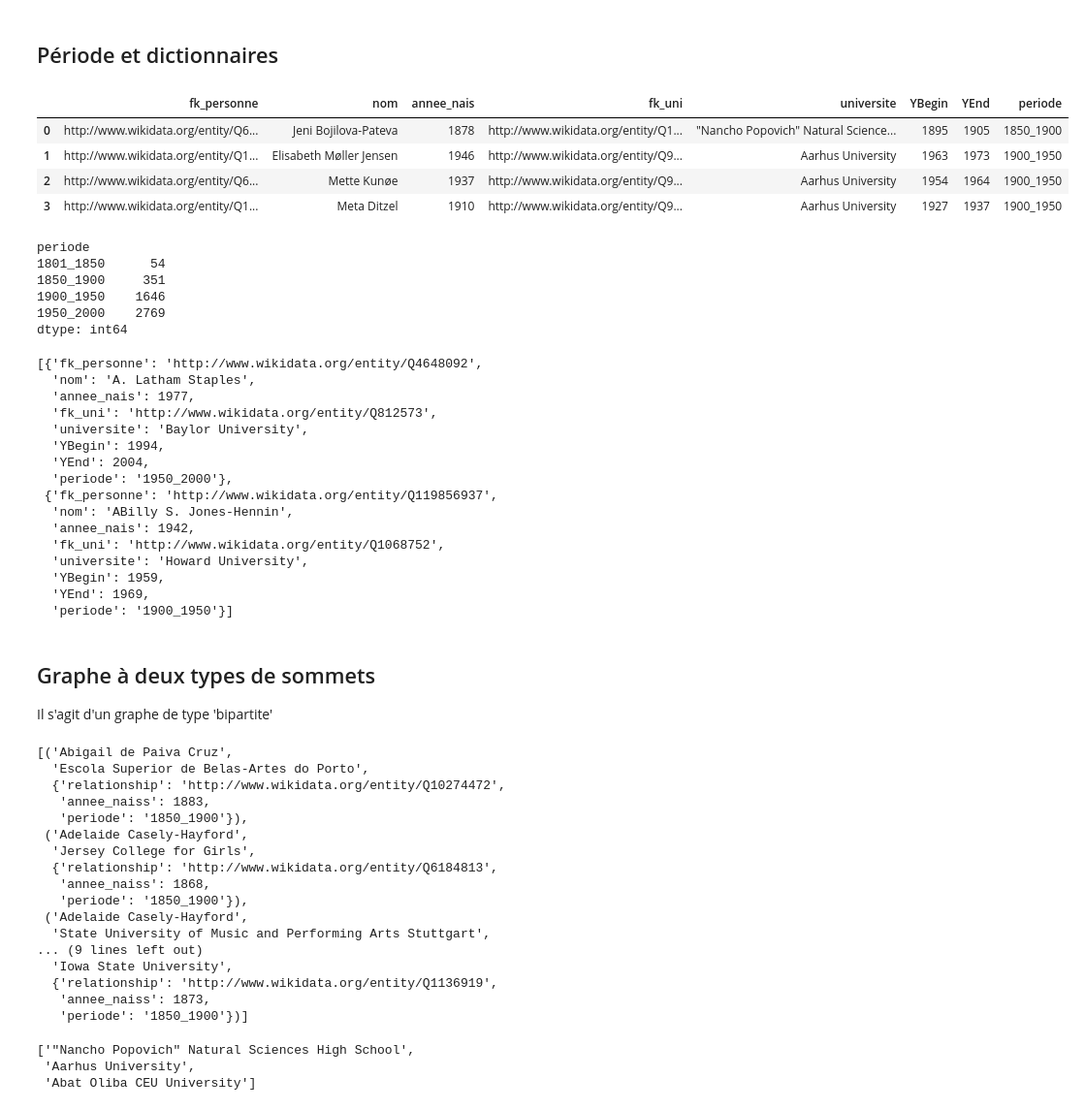
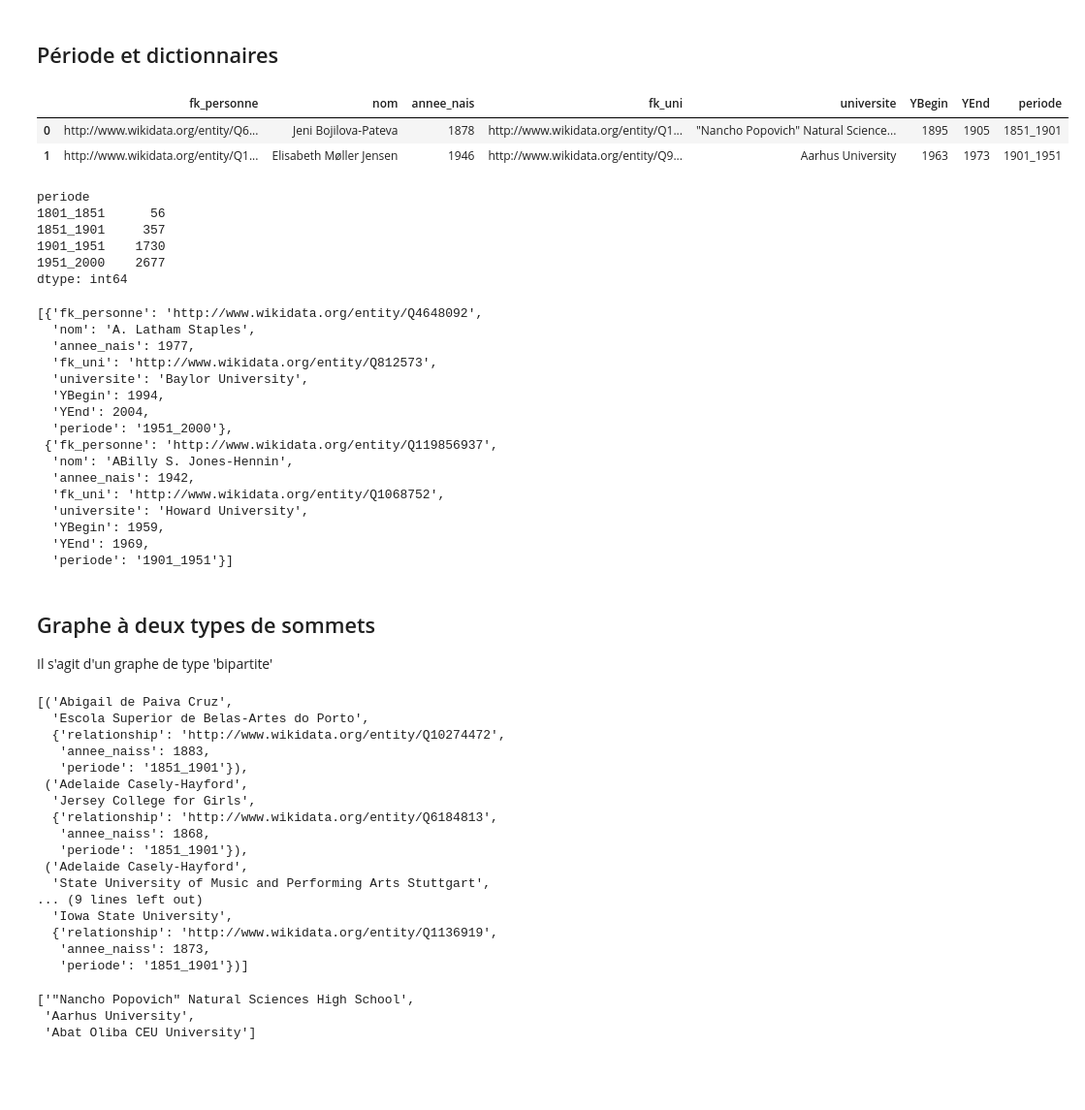
Before and after one commit to AliaBrah/militants_droit_femmes, a Jupyter notebook: S_2/carnets/analyse_reseaux.ipynb, the cells around one changed output. Shown at 97% size. Drawn from its saved outputs; the diff is of its cells as text; code cells hidden in the pictures; blank space fills up the shorter version.

```diff
--- a/S_2/carnets/analyse_reseaux.ipynb
+++ b/S_2/carnets/analyse_reseaux.ipynb
@@ -149,27 +132,25 @@ ax.set_xlim(left=lim_left, right=lim_right)
 # %% [markdown]
 ## Période et dictionnaires
 # %%
-bins=[1801,1850,1900,1950, 2000]
+bins=[1801,1851,1901,1951, 2000]
 # %%
 data1['periode'] = pd.cut(data1['annee_nais'], bins=bins, right=False  )
 data1.periode = data1.periode.apply( lambda x : str(x.left) + '_' + str(x.right))
 # %%
-data1.head(4)
+data1.head(2)
 # %% [output]
 |  | fk_personne | nom | annee_nais | fk_uni | universite | YBegin | YEnd | periode |
-| 0 | http://www.wikidata.org/entity/Q6... | Jeni Bojilova-Pateva | 1878 | http://www.wikidata.org/entity/Q1... | "Nancho Popovich" Natural Science... | 1895 | 1905 | 1850_1900 |
-| 1 | http://www.wikidata.org/entity/Q1... | Elisabeth Møller Jensen | 1946 | http://www.wikidata.org/entity/Q9... | Aarhus University | 1963 | 1973 | 1900_1950 |
-| 2 | http://www.wikidata.org/entity/Q6... | Mette Kunøe | 1937 | http://www.wikidata.org/entity/Q9... | Aarhus University | 1954 | 1964 | 1900_1950 |
-| 3 | http://www.wikidata.org/entity/Q1... | Meta Ditzel | 1910 | http://www.wikidata.org/entity/Q9... | Aarhus University | 1927 | 1937 | 1900_1950 |
+| 0 | http://www.wikidata.org/entity/Q6... | Jeni Bojilova-Pateva | 1878 | http://www.wikidata.org/entity/Q1... | "Nancho Popovich" Natural Science... | 1895 | 1905 | 1851_1901 |
+| 1 | http://www.wikidata.org/entity/Q1... | Elisabeth Møller Jensen | 1946 | http://www.wikidata.org/entity/Q9... | Aarhus University | 1963 | 1973 | 1901_1951 |
 # %%
 ### Effectif par période
-data1.groupby(by='periode').size()
+data1.groupby(by='periode', observed= True).size()
 # %% [output]
 periode
-1801_1850      54
-1850_1900     351
-1900_1950    1646
-1950_2000    2769
+1801_1851      56
+1851_1901     357
+1901_1951    1730
+1951_2000    2677
 dtype: int64
 # %%
 ldf = data1[['fk_personne', 'nom','annee_nais', 'fk_uni', 'universite',
@@ -184,7 +165,7 @@ ldf[:2]
   'universite': 'Baylor University',
   'YBegin': 1994,
   'YEnd': 2004,
-  'periode': '1950_2000'},
+  'periode': '1951_2000'},
  {'fk_personne': 'http://www.wikidata.org/entity/Q119856937',
   'nom': 'ABilly S. Jones-Hennin',
   'annee_nais': 1942,
@@ -192,7 +173,7 @@ ldf[:2]
   'universite': 'Howard University',
   'YBegin': 1959,
   'YEnd': 1969,
-  'periode': '1900_1950'}]
+  'periode': '1901_1951'}]
 # %% [markdown]
 ## Graphe à deux types de sommets
 
@@ -200,7 +181,7 @@ Il s'agit d'un graphe de type 'bipartite'
 # %%
 l = []
 for i in ldf:
-    if i['periode'] == '1850_1900':
+    if i['periode'] == '1851_1901':
         l.append(tuple((i['nom'],i['universite'],
                         {'relationship': i['fk_uni'], "annee_naiss": i['annee_nais'], "periode": i['periode'] })))
 l[:5]
@@ -209,19 +190,19 @@ l[:5]
   'Escola Superior de Belas-Artes do Porto',
   {'relationship': 'http://www.wikidata.org/entity/Q10274472',
    'annee_naiss': 1883,
-   'periode': '1850_1900'}),
+   'periode': '1851_1901'}),
  ('Adelaide Casely-Hayford',
   'Jersey College for Girls',
   {'relationship': 'http://www.wikidata.org/entity/Q6184813',
    'annee_naiss': 1868,
-   'periode': '1850_1900'}),
+   'periode': '1851_1901'}),
  ('Adelaide Casely-Hayford',
   'State University of Music and Performing Arts Stuttgart',
 ... (9 lines left out)
   'Iowa State University',
   {'relationship': 'http://www.wikidata.org/entity/Q1136919',
    'annee_naiss': 1873,
-   'periode': '1850_1900'})]
+   'periode': '1851_1901'})]
 # %%
 # Graphe Personne- Organisation
 POG=nx.Graph()
```
Also changed, not shown: parts of 3 cells of this notebook, 1 other file.
